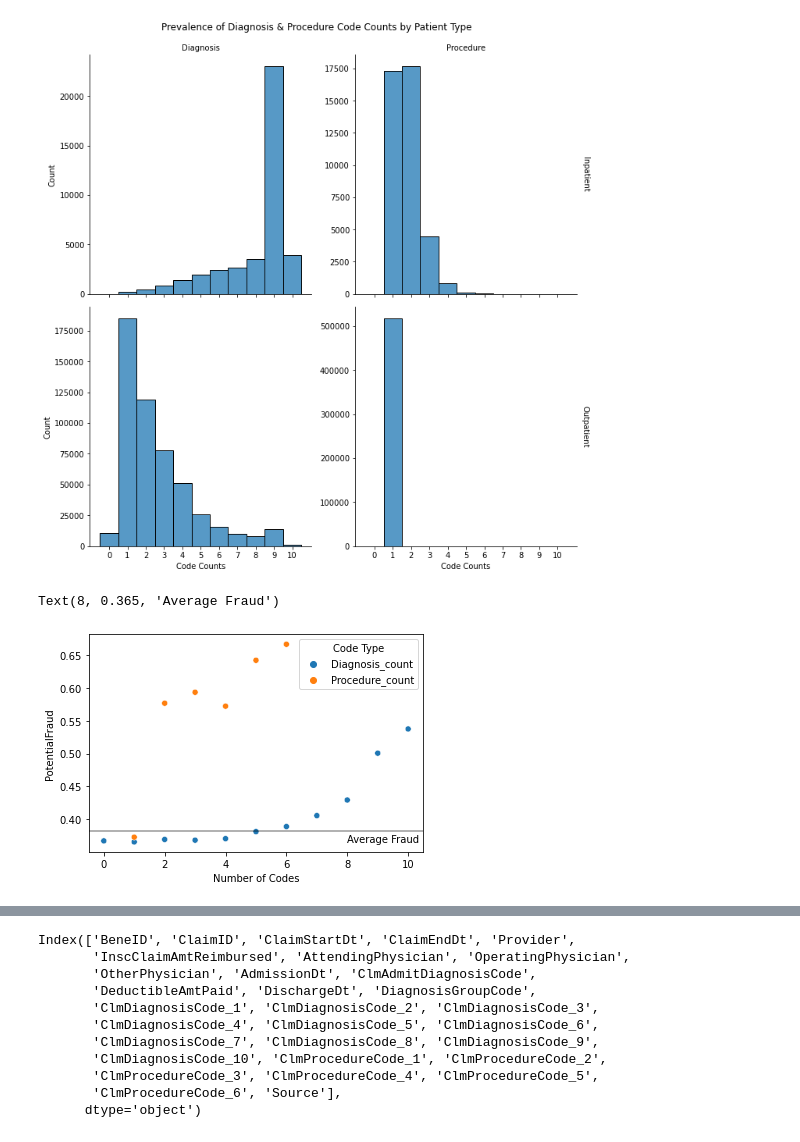
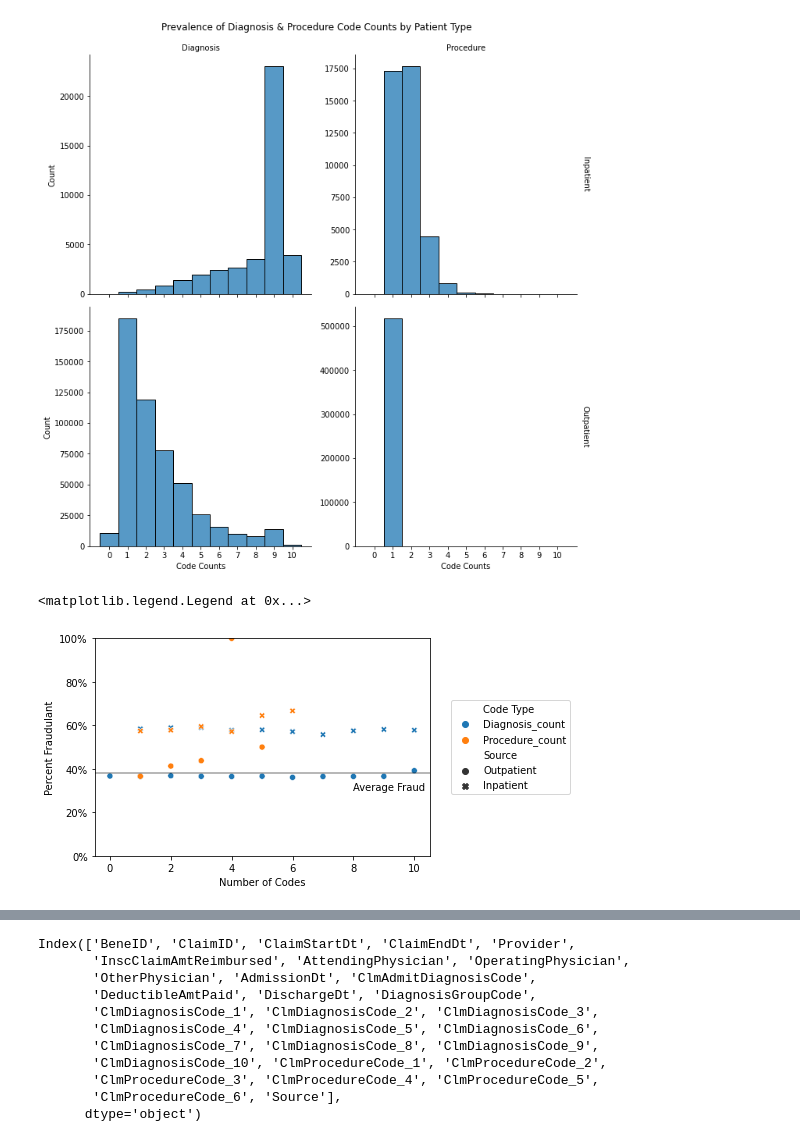
Before and after one commit to jwelch1123/healthcare_fraud_detection, a Jupyter notebook: healthcare_fraud.ipynb, the cells around one changed output, grey strips where cells are left out. Cells and saved outputs as stored; diff of their text form; code cells hidden in the pictures.

Commit message:
generated graphics, continued EDA

```diff
--- a/healthcare_fraud.ipynb
+++ b/healthcare_fraud.ipynb
@@ -557,23 +547,39 @@ p.savefig('./graphics/diag_proced_codecounts.png')
 # %%
 data = claims
 
 data['Diagnosis_count'] = data.filter(like='ClmDiagnosis').count(axis=1)
 data['Procedure_count'] = data.filter(like='Procedure').count(axis=1)
 
-data = pd.melt(data,id_vars=['PotentialFraud'],
+data = pd.melt(data,id_vars=['PotentialFraud','Source'],
                value_vars=["Diagnosis_count","Procedure_count"],
               value_name="Number of Codes",var_name='Code Type')
 
-data = data.groupby(['Code Type','Number of Codes']).agg({'PotentialFraud':'mean'}).reset_index()
+data = data.groupby(['Code Type','Number of Codes','Source']).agg({'PotentialFraud':'mean'}).reset_index()
+#print(data.columns)
+data
+
 sns.scatterplot(x='Number of Codes',
                 y="PotentialFraud",
                 data=data,
-                hue="Code Type")
-plt.axhline(y=claims.PotentialFraud.mean(), c='k',alpha=0.4)
-plt.text(x=8,y=.365, s= "Average Fraud")
+                hue="Code Type",
+                style = 'Source')
+plt.axhline(y=claims.PotentialFraud.mean(), c='k',alpha=0.37)
+plt.text(x=8,y=.3, s= "Average Fraud")
+plt.ylabel("Percent Fraudulant")
+plt.xlabel("Number of Codes")
+plt.ylim(0,1)
+yticks = range(0,101,20)
+plt.yticks(ticks = [x/100 for x in yticks],labels=["{}%".format(x) for x in yticks])
+plt.legend(loc='center left', bbox_to_anchor=(1.05, 0.5), ncol=1)
+
+
+
+#plt.tight_layout()
+
+#plt.savefig("./graphics/.png")
 # %% [output]
-Text(8, 0.365, 'Average Fraud')
+<matplotlib.legend.Legend at 0x...>
-[figure, old version]
+[figure, new version]
 # %%
 data = claims
 
```
Also changed, not shown: parts of 32 cells of this notebook, 5 other files.
